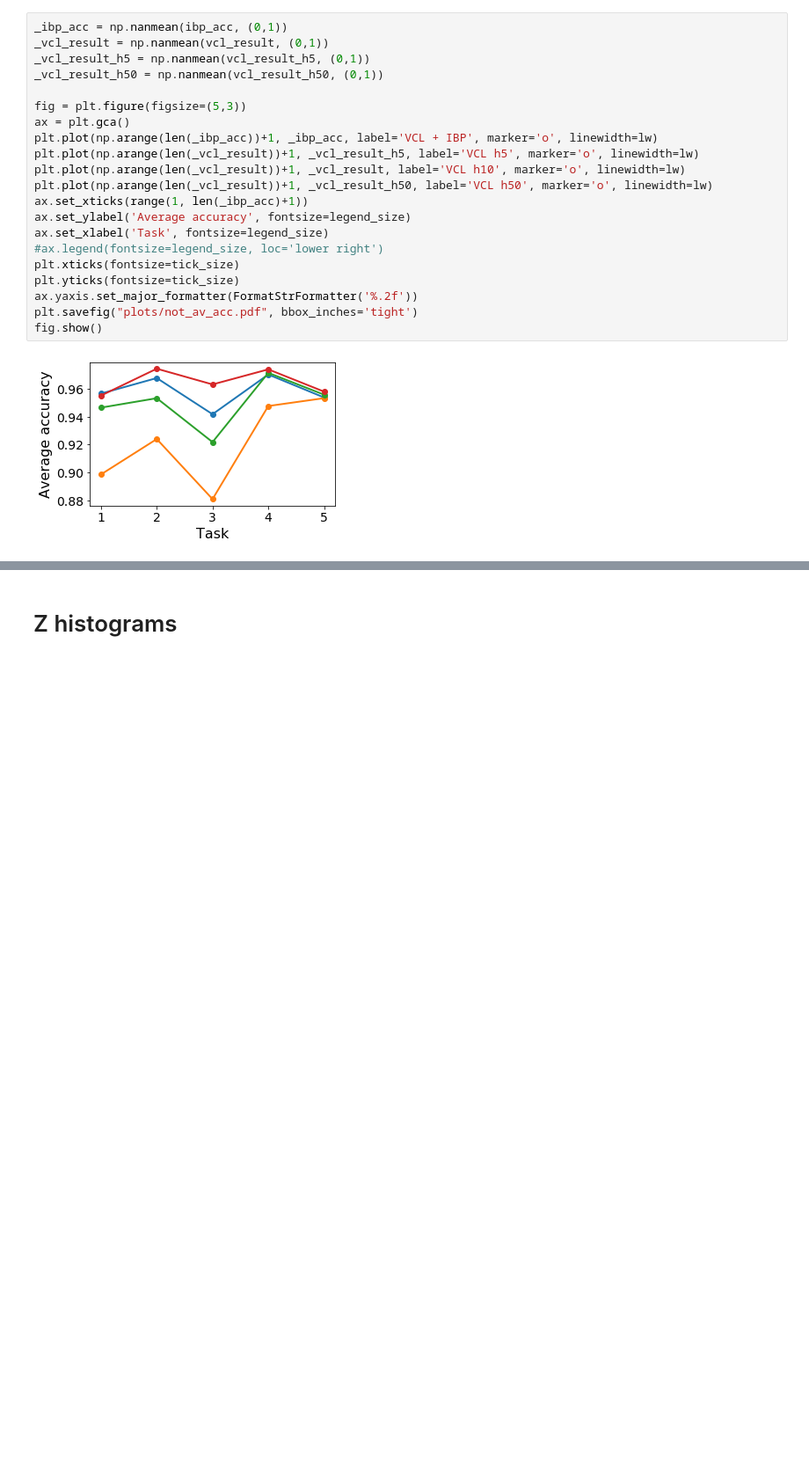
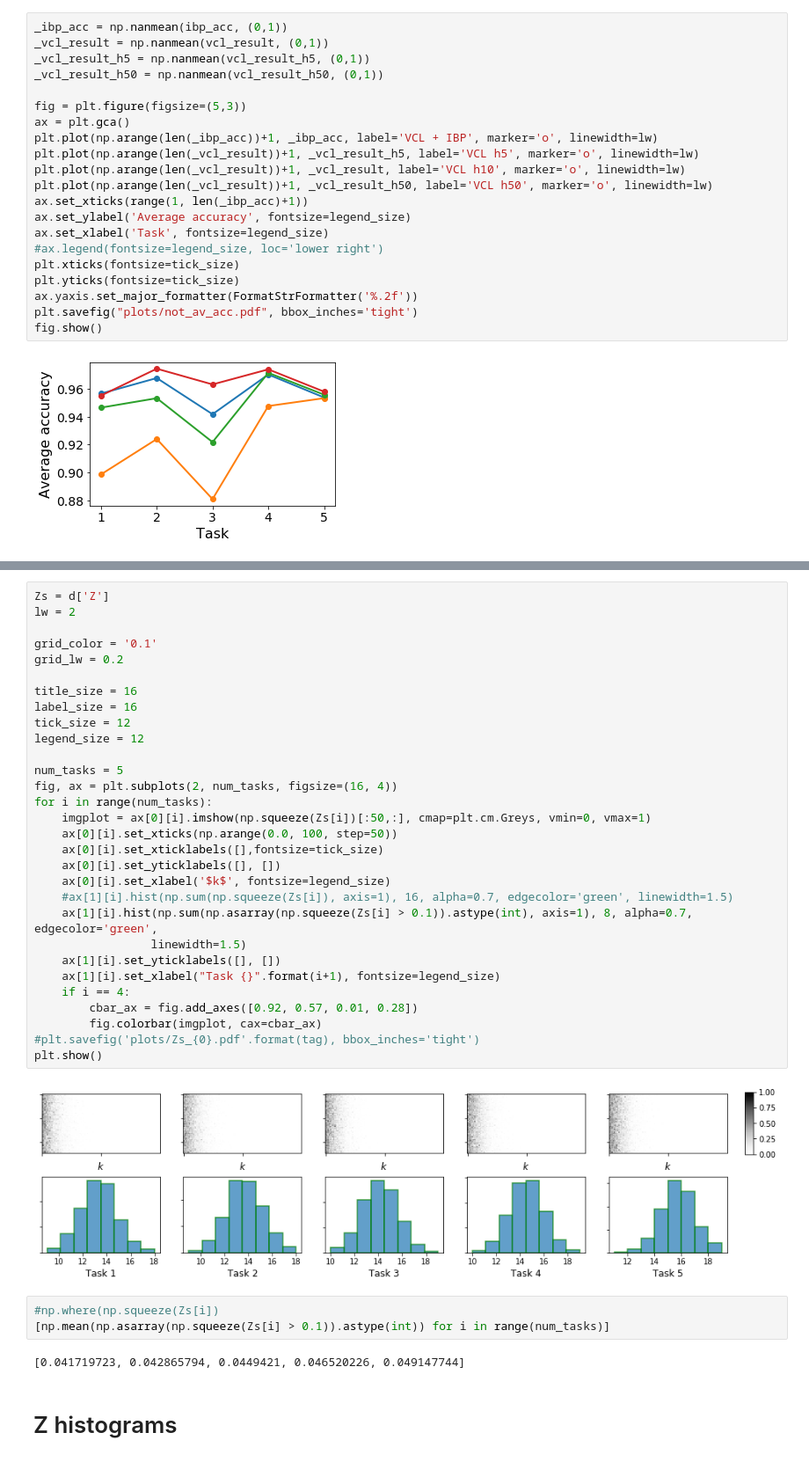
Before and after one commit to skezle/IBP_BNN, a Jupyter notebook: ddm/vcl_results_plot.ipynb, the cells around one changed output, grey strips where cells are left out. Shown at 88% size. Saved outputs shown, nothing was run; the diff lists cells and outputs as text; blank space fills up the shorter version.

```diff
--- a/ddm/vcl_results_plot.ipynb
+++ b/ddm/vcl_results_plot.ipynb
@@ -903,3 +438,40 @@ fig.show()
+# %%
+Zs = d['Z']
+lw = 2
+
+grid_color = '0.1'
+grid_lw = 0.2
+
+title_size = 16
+label_size = 16
+tick_size = 12
+legend_size = 12
+
+num_tasks = 5
+fig, ax = plt.subplots(2, num_tasks, figsize=(16, 4))
+for i in range(num_tasks):
+    imgplot = ax[0][i].imshow(np.squeeze(Zs[i])[:50,:], cmap=plt.cm.Greys, vmin=0, vmax=1)
+    ax[0][i].set_xticks(np.arange(0.0, 100, step=50))
+    ax[0][i].set_xticklabels([],fontsize=tick_size)
+    ax[0][i].set_yticklabels([], [])
+    ax[0][i].set_xlabel('$k$', fontsize=legend_size)
+    #ax[1][i].hist(np.sum(np.squeeze(Zs[i]), axis=1), 16, alpha=0.7, edgecolor='green', linewidth=1.5)
+    ax[1][i].hist(np.sum(np.asarray(np.squeeze(Zs[i] > 0.1)).astype(int), axis=1), 8, alpha=0.7, edgecolor='green',
+                 linewidth=1.5)
+    ax[1][i].set_yticklabels([], [])
+    ax[1][i].set_xlabel("Task {}".format(i+1), fontsize=legend_size)
+    if i == 4:
+        cbar_ax = fig.add_axes([0.92, 0.57, 0.01, 0.28])
+        fig.colorbar(imgplot, cax=cbar_ax)
+#plt.savefig('plots/Zs_{0}.pdf'.format(tag), bbox_inches='tight')
+plt.show()
+# %% [output]
+[figure, added]
+# %%
+#np.where(np.squeeze(Zs[i])
+[np.mean(np.asarray(np.squeeze(Zs[i] > 0.1)).astype(int)) for i in range(num_tasks)]
+# %% [output]
+[0.041719723, 0.042865794, 0.0449421, 0.046520226, 0.049147744]
 # %% [markdown]
 # Z histograms
 # %%
```
Also changed, not shown: parts of 42 cells of this notebook.
